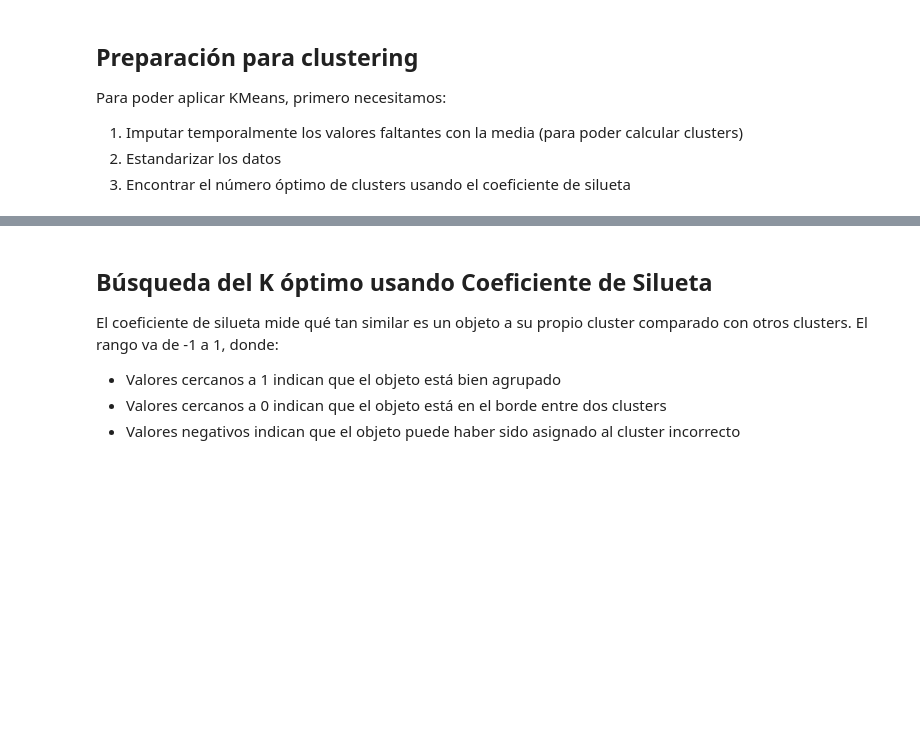
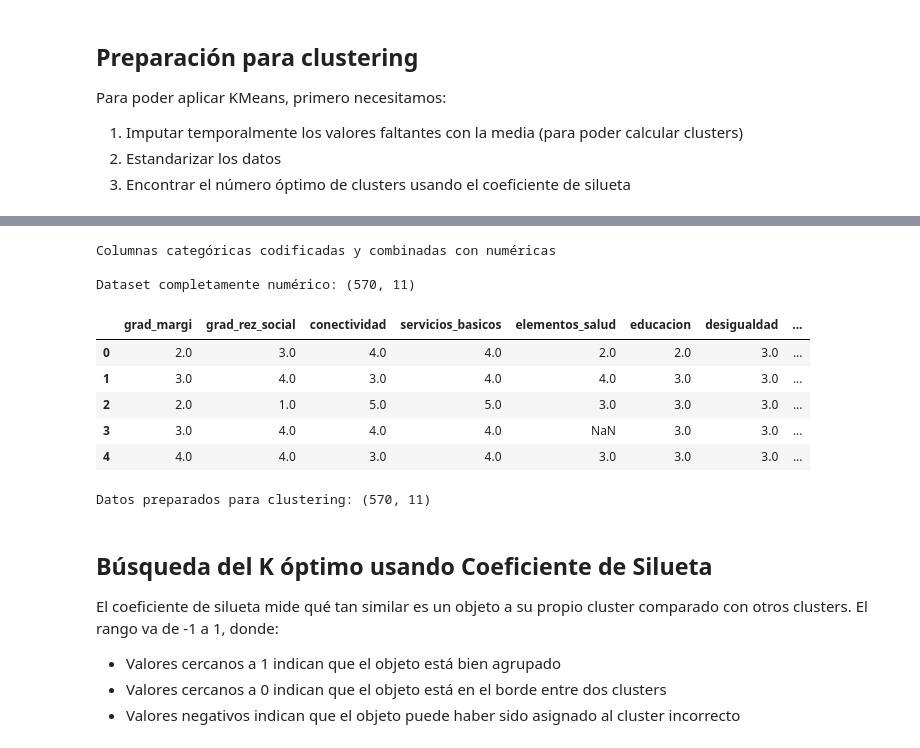
Before and after one commit to axldorian/ai-muni-rec, a Jupyter notebook: notebooks/data_imputation_kmeans.ipynb, the cells around one changed output, grey strips where cells are left out. Drawn from its saved outputs; the diff is of its cells as text; code cells hidden in the pictures; blank space fills up the shorter version.

```diff
--- a/notebooks/data_imputation_kmeans.ipynb
+++ b/notebooks/data_imputation_kmeans.ipynb
@@ -167,17 +157,12 @@ if non_numeric_cols:
 # Trabajar solo con columnas numéricas
 df_numeric = df_features[numeric_cols].copy()
 
-# Paso 2: Imputación temporal con la media para poder aplicar KMeans
-temp_imputer = SimpleImputer(strategy='mean')
-df_temp_imputed = pd.DataFrame(
-    temp_imputer.fit_transform(df_numeric),
-    columns=df_numeric.columns,
-    index=df_numeric.index
-)
+# También obtener columnas categóricas para procesarlas
+categorical_cols = df_features.select_dtypes(include=['object', 'category']).columns.tolist()
+df_categorical = df_features[categorical_cols].copy() if categorical_cols else pd.DataFrame()
 
-# Paso 3: Estandarizar los datos
-scaler = StandardScaler()
-df_scaled = scaler.fit_transform(df_temp_imputed)
-
-print(f"\nDatos preparados para clustering: {df_scaled.shape}")
+print(f"Columnas categóricas: {len(categorical_cols)}")
+print(f"\nDatos numéricos: {df_numeric.shape}")
+if not df_categorical.empty:
+    print(f"Datos categóricos: {df_categorical.shape}")
 # %% [output]
@@ -189,3 +180,50 @@ Datos preparados para clustering: (570, 111)
+# %%
+# Diccionario de etiquetas para codificación
+labels = {1: "Muy alto", 2: "Alto", 3: "Medio", 4: "Bajo", 5: "Muy bajo"}
+labels_reverse = {v: k for k, v in labels.items()}
+
+# Combinar datos numéricos y categóricos
+if not df_categorical.empty:
+    # Codificar las columnas categóricas
+    df_categorical_encoded = df_categorical.copy()
+    for col in df_categorical_encoded.columns:
+        df_categorical_encoded[col] = df_categorical_encoded[col].map(labels_reverse).astype(float)
+
+    # Combinar con datos numéricos
+    df_all_numeric = pd.concat([df_numeric, df_categorical_encoded], axis=1)
+    print("Columnas categóricas codificadas y combinadas con numéricas")
+else:
+    df_all_numeric = df_numeric.copy()
+    print("No se encontraron columnas categóricas")
+
+print(f"\nDataset completamente numérico: {df_all_numeric.shape}")
+df_all_numeric.head()
+# %% [output]
+Columnas categóricas codificadas y combinadas con numéricas
+
+Dataset completamente numérico: (570, 11)
+|  | grad_margi | grad_rez_social | conectividad | servicios_basicos | elementos_salud | educacion | desigualdad | ... |
+| 0 | 2.0 | 3.0 | 4.0 | 4.0 | 2.0 | 2.0 | 3.0 | ... |
+| 1 | 3.0 | 4.0 | 3.0 | 4.0 | 4.0 | 3.0 | 3.0 | ... |
+| 2 | 2.0 | 1.0 | 5.0 | 5.0 | 3.0 | 3.0 | 3.0 | ... |
+| 3 | 3.0 | 4.0 | 4.0 | 4.0 | NaN | 3.0 | 3.0 | ... |
+| 4 | 4.0 | 4.0 | 3.0 | 4.0 | 3.0 | 3.0 | 3.0 | ... |
+# %%
+# Paso 2: Imputación temporal con la media para poder aplicar KMeans
+temp_imputer = SimpleImputer(strategy='mean')
+df_temp_imputed = pd.DataFrame(
+    temp_imputer.fit_transform(df_all_numeric),
+    columns=df_all_numeric.columns,
+    index=df_all_numeric.index
+)
+
+# Paso 3: Estandarizar los datos
+scaler = StandardScaler()
+df_scaled = scaler.fit_transform(df_temp_imputed)
+
+print(f"\nDatos preparados para clustering: {df_scaled.shape}")
+# %% [output]
+Datos preparados para clustering: (570, 11)
 # %% [markdown]
 ## Búsqueda del K óptimo usando Coeficiente de Silueta
 
```
Also changed, not shown: parts of 21 cells of this notebook, 4 other files.
